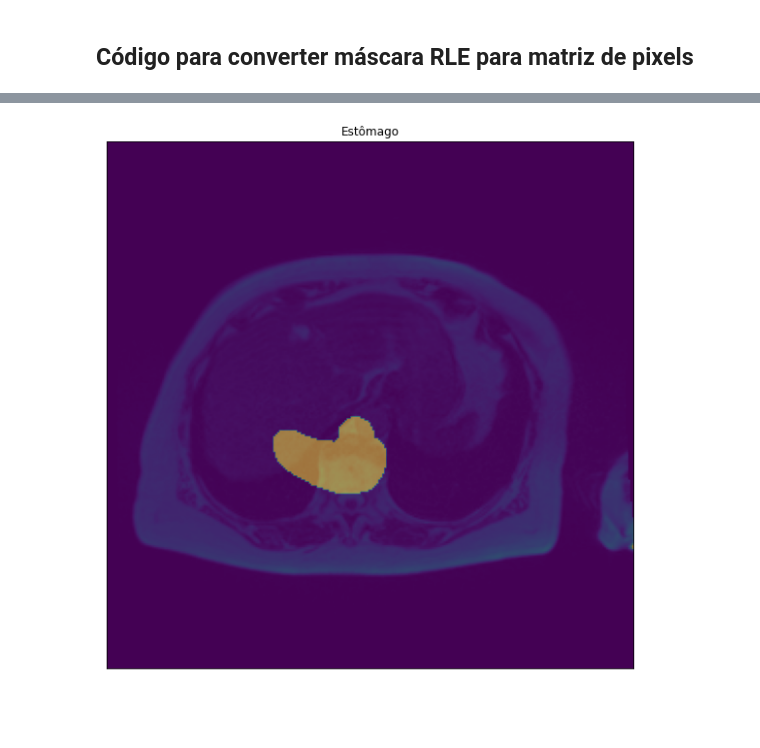
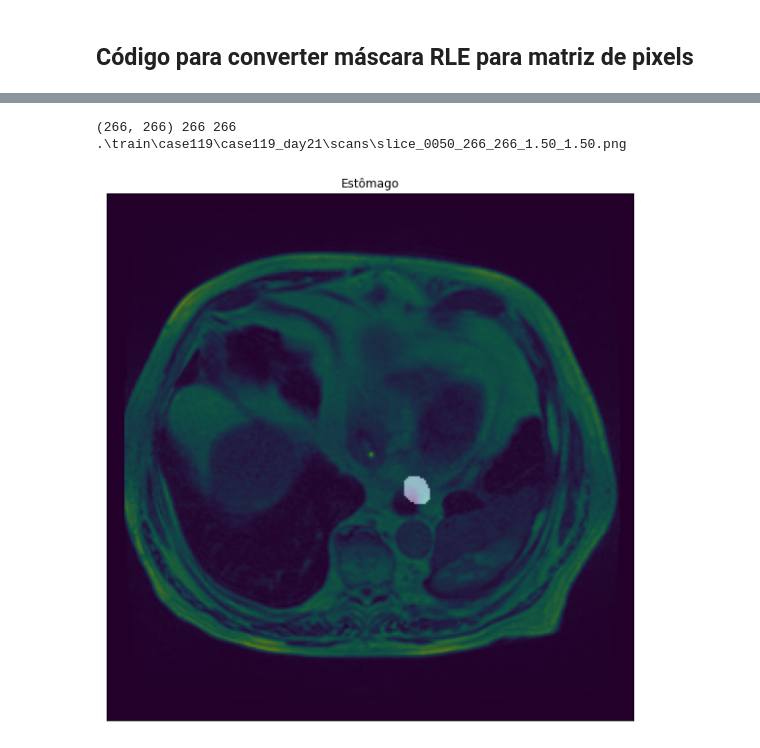
Before and after one commit to PauloUbirajara/uw-madison-image-segmentation, a Jupyter notebook: segmentation.ipynb, the cells around one changed output, grey strips where cells are left out. Cells and saved outputs as stored; diff of their text form; code cells hidden in the pictures; blank space fills up the shorter version.

```diff
--- a/segmentation.ipynb
+++ b/segmentation.ipynb
@@ -50,0 +30,12 @@ def rle_decode(mask_rle, shape=(768, 768)):
+# %%
+dataset['decoded_segmentation'] = dataset.apply(
+	lambda x:
+		None if x['segmentation'] is None
+		else decode_rle(
+			x['segmentation'],
+			shape=(x['height'], x['width'])
+		),
+	axis=1
+)
+# dataset['decoded_segmentation_2'] = dataset['decoded_segmentation'].vflatten()
+dataset
@@ -51,26 +56,30 @@ def rle_decode(mask_rle, shape=(768, 768)):
 # %%
 linha = dataset[dataset['segmentation'].notnull()].sample(1).iloc[0]
-segmentation, image = linha['segmentation'], pd.DataFrame(plt.imread(linha['image']))
+decoded_segmentation = linha['decoded_segmentation']
 
-rle_mask = rle_decode(segmentation, shape=image.shape)
+print(decoded_segmentation.shape, linha['width'], linha['height'])
 
-if rle_mask.shape != image.shape:
-	rle_mask = rle_mask.transpose()
+# Ajustar se matriz tiver invertido largura com altura
+if (
+	decoded_segmentation.shape[0] != linha['height'] and
+	decoded_segmentation.shape[1] != linha['width']
+):
+	decoded_segmentation = decoded_segmentation.reshape(linha['width'], linha['height'])
+	print('>', decoded_segmentation.shape, linha['width'], linha['height'])
 
+# Desenhar
 fig = plt.figure(figsize=(10, 10))
 fig.patch.set_alpha(1)
 
-plt.imshow(image)
-plt.imshow(rle_mask, alpha=0.5)
+plt.imshow(plt.imread(linha['image']))
+plt.imshow(decoded_segmentation, alpha=0.5, cmap='gray')
 
-nomes = {
-	'stomach': 'Estômago',
-	'large_bowel': 'Intestino Grosso',
-	'small_bowel': 'Intestino Delgado',
-}
+print(linha['image'])
 plt.title(nomes[linha['class']])
 plt.xticks([])
 plt.yticks([])
 plt.show()
 # %% [output]
+(266, 266) 266 266
+.\train\case119\case119_day21\scans\slice_0050_266_266_1.50_1.50.png
-[figure, old version]
+[figure, new version]
```
Also changed, not shown: parts of 6 cells of this notebook, 3 other files.
